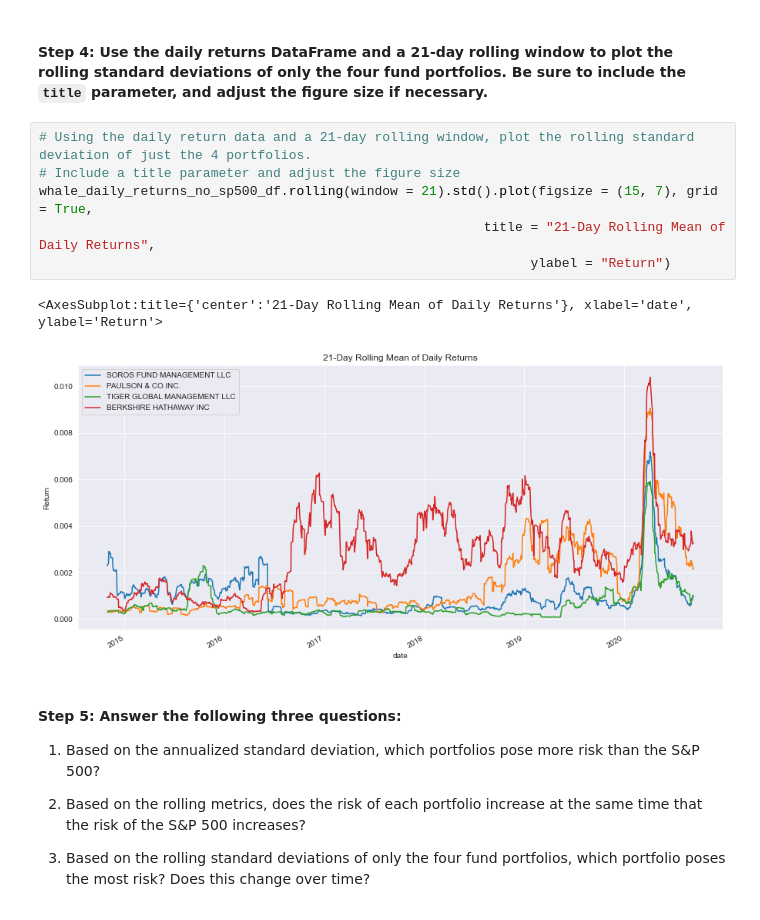
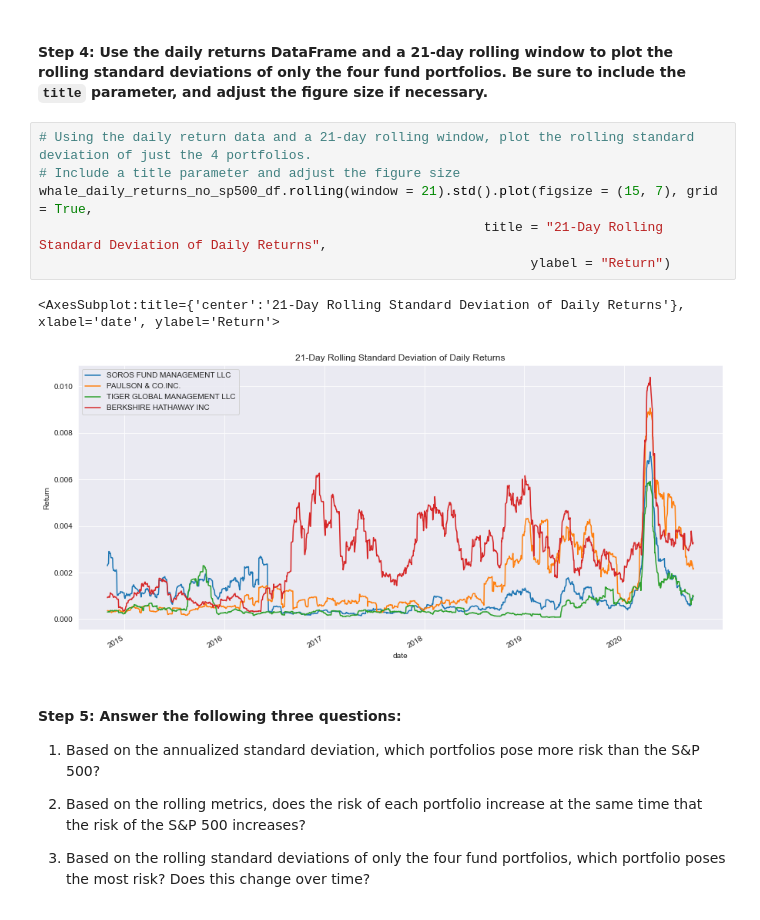
Before and after one commit to aarchmon/Whale-Portfolio-Analysis, a Jupyter notebook: risk_return_analysis.ipynb, the cells around one changed output. Drawn from its saved outputs; the diff is of its cells as text.

```diff
--- a/risk_return_analysis.ipynb
+++ b/risk_return_analysis.ipynb
@@ -321,12 +321,12 @@ whale_daily_returns_df.rolling(window = 21).std().plot(figsize = (15, 7), grid =
 # %%
 # Using the daily return data and a 21-day rolling window, plot the rolling standard deviation of just the 4 portfolios.
 # Include a title parameter and adjust the figure size
 whale_daily_returns_no_sp500_df.rolling(window = 21).std().plot(figsize = (15, 7), grid = True,
-                                                         title = "21-Day Rolling Mean of Daily Returns",
+                                                         title = "21-Day Rolling Standard Deviation of Daily Returns",
                                                                ylabel = "Return")
 # %% [output]
-<AxesSubplot:title={'center':'21-Day Rolling Mean of Daily Returns'}, xlabel='date', ylabel='Return'>
+<AxesSubplot:title={'center':'21-Day Rolling Standard Deviation of Daily Returns'}, xlabel='date', ylabel='Return'>
-[figure, old version]
+[figure, new version]
 # %% [markdown]
 #### Step 5: Answer the following three questions:
 
```
Also changed, not shown: parts of 7 cells of this notebook, 1 other file.
